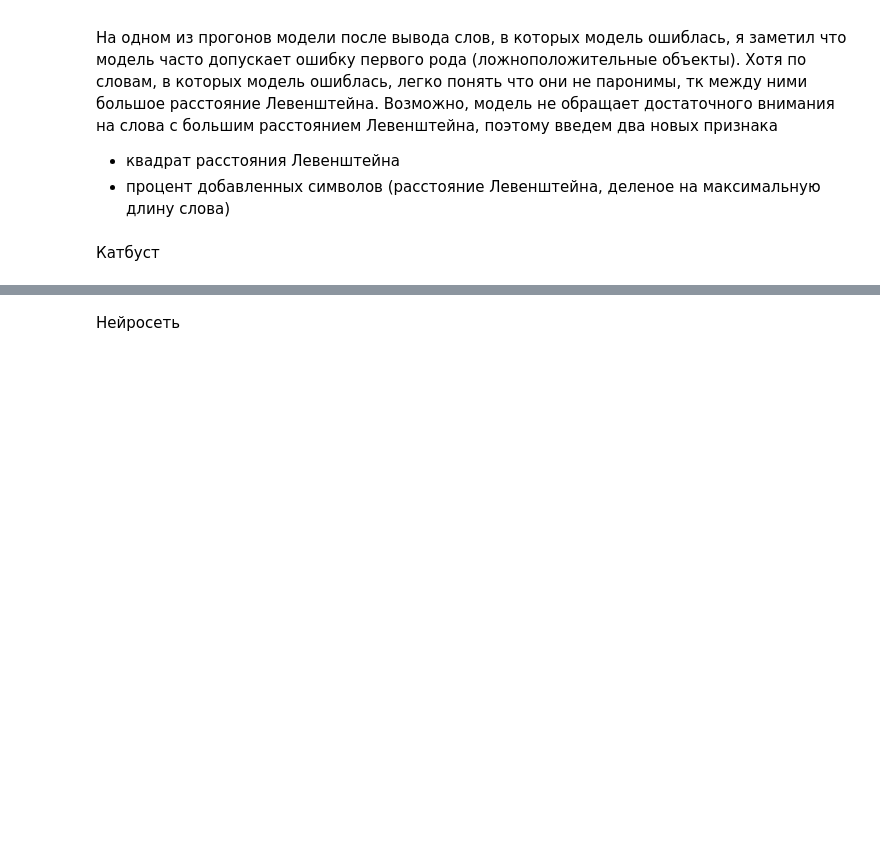
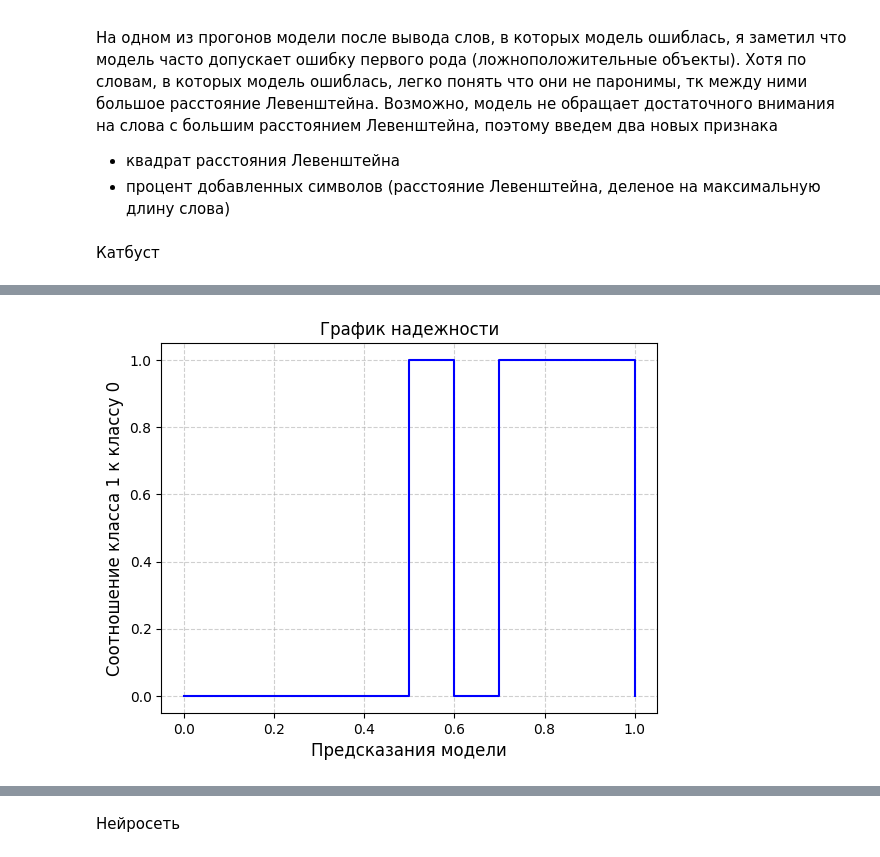
Before and after one commit to PaLashilo/paronyms2, a Jupyter notebook: model.ipynb, the cells around one changed output, grey strips where cells are left out. Drawn from its saved outputs; the diff is of its cells as text; code cells hidden in the pictures; blank space fills up the shorter version.

```diff
--- a/model.ipynb
+++ b/model.ipynb
@@ -313,0 +285,22 @@ plt.plot(cat_model.feature_importances_[:-3])
+# %%
+x_values = []
+y_values = []
+
+step = 0.1
+x_cur = 0
+while x_cur < 1:
+    count = sum(1 for x in predictions[:, 1] if x_cur <= x <= x_cur+step)
+    first_label = sum(1 for x in predictions[:, 1] if x_cur <= x <= x_cur+step and x > treshold)
+    y = 0 if count==0 else first_label / count
+    x_values.append(x_cur)
+    y_values.append(y)
+    x_cur += step
+
+plt.step(x_values, y_values, where='post', color='blue', linestyle='-', linewidth=1.5)
+plt.xlabel('Предсказания модели', fontsize=12)
+plt.ylabel('Соотношение класса 1 к классу 0', fontsize=12)
+plt.title('График надежности')
+plt.grid(True, linestyle='--', alpha=0.6)
+plt.show()
+# %% [output]
+[figure, added]
```
Also changed, not shown: parts of 10 cells of this notebook, 1 other file.
